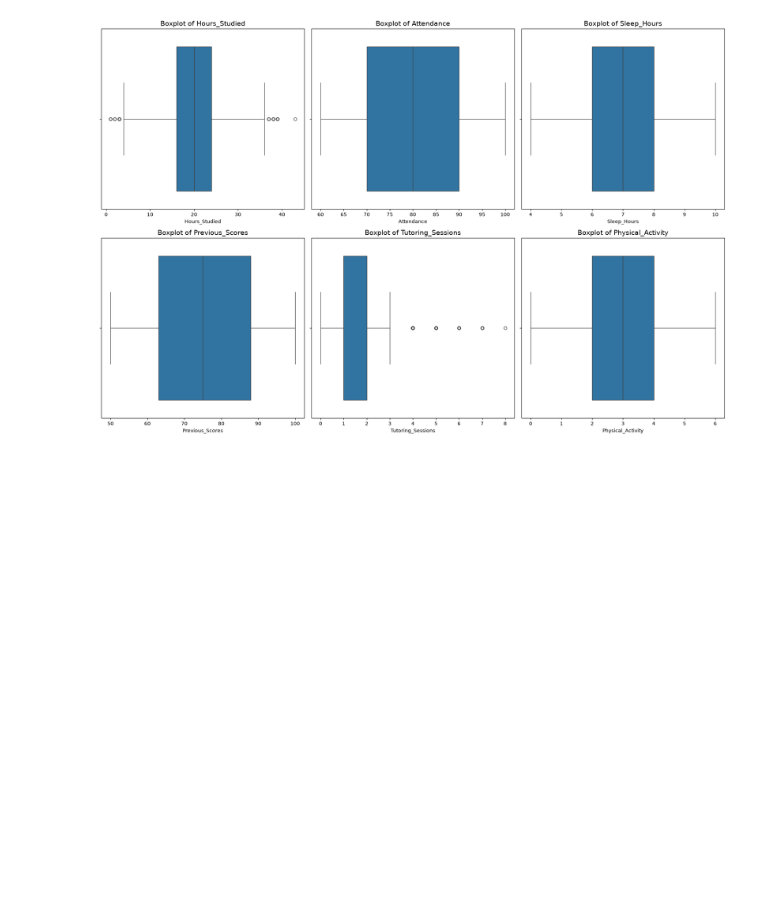
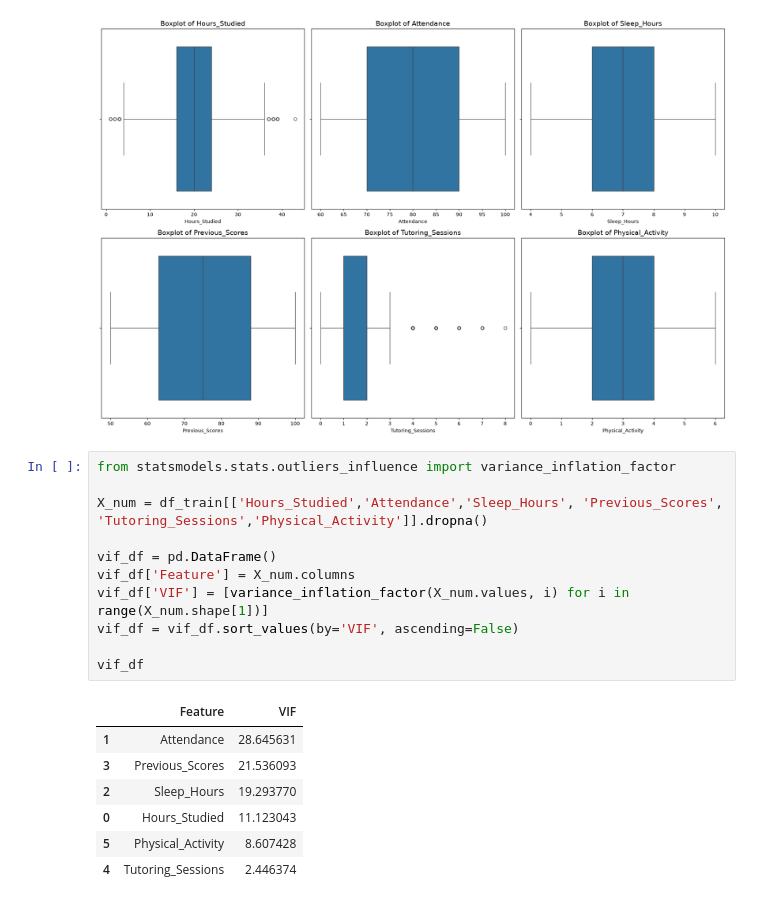
Before and after one commit to GantaLabs/StudentPerformanceFactors, a Jupyter notebook: notebook/Split_Processing.ipynb, the cells around one changed output. Saved outputs shown, nothing was run; the diff lists cells and outputs as text; blank space fills up the shorter version.

```diff
--- a/notebook/Split_Processing.ipynb
+++ b/notebook/Split_Processing.ipynb
@@ -142,3 +142,22 @@ plt.tight_layout()
 plt.show()
 # %% [output]
 [figure]
+# %%
+from statsmodels.stats.outliers_influence import variance_inflation_factor
+
+X_num = df_train[['Hours_Studied','Attendance','Sleep_Hours', 'Previous_Scores',       'Tutoring_Sessions','Physical_Activity']].dropna()
+
+vif_df = pd.DataFrame()
+vif_df['Feature'] = X_num.columns
+vif_df['VIF'] = [variance_inflation_factor(X_num.values, i) for i in range(X_num.shape[1])]
+vif_df = vif_df.sort_values(by='VIF', ascending=False)
+
+vif_df
+# %% [output]
+|  | Feature | VIF |
+| 1 | Attendance | 28.645631 |
+| 3 | Previous_Scores | 21.536093 |
+| 2 | Sleep_Hours | 19.293770 |
+| 0 | Hours_Studied | 11.123043 |
+| 5 | Physical_Activity | 8.607428 |
+| 4 | Tutoring_Sessions | 2.446374 |
```
Also changed, not shown: parts of 8 cells of this notebook.
